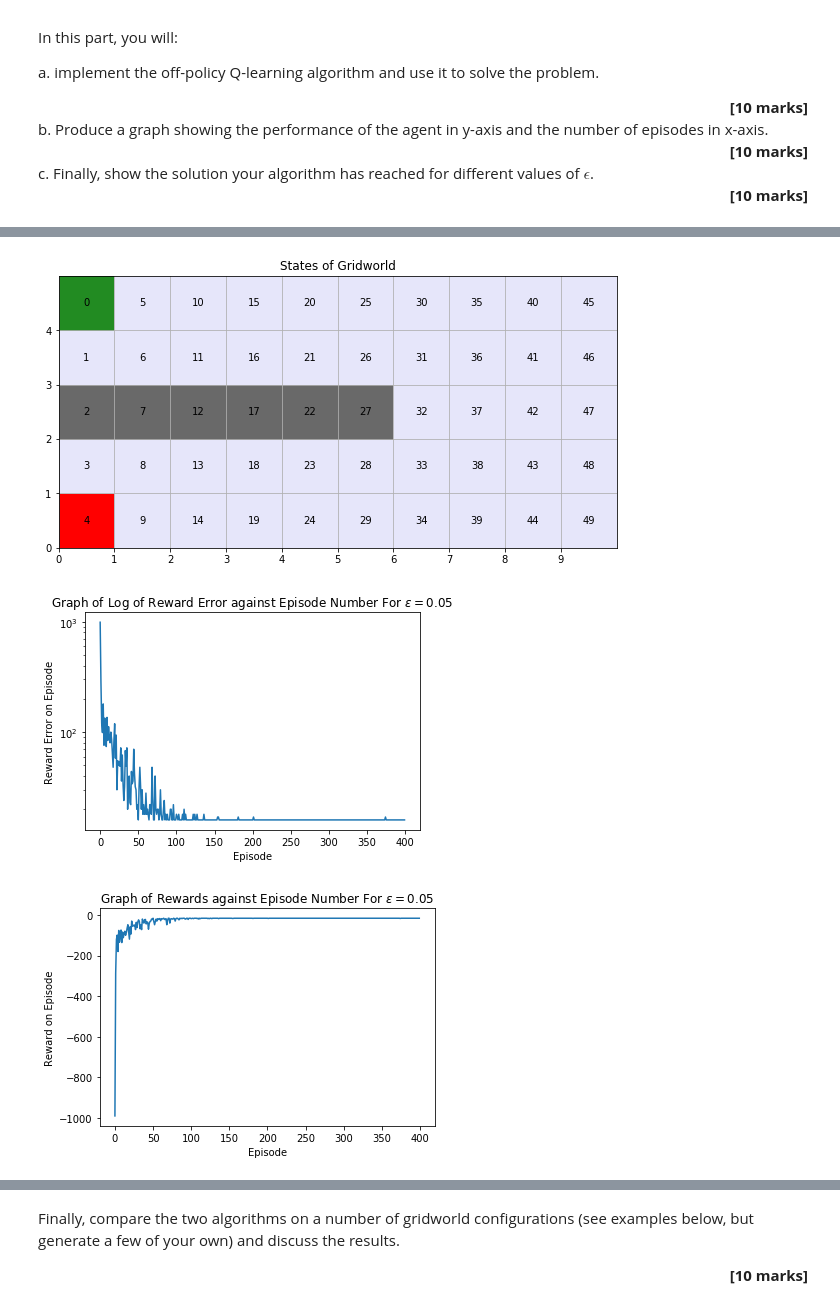
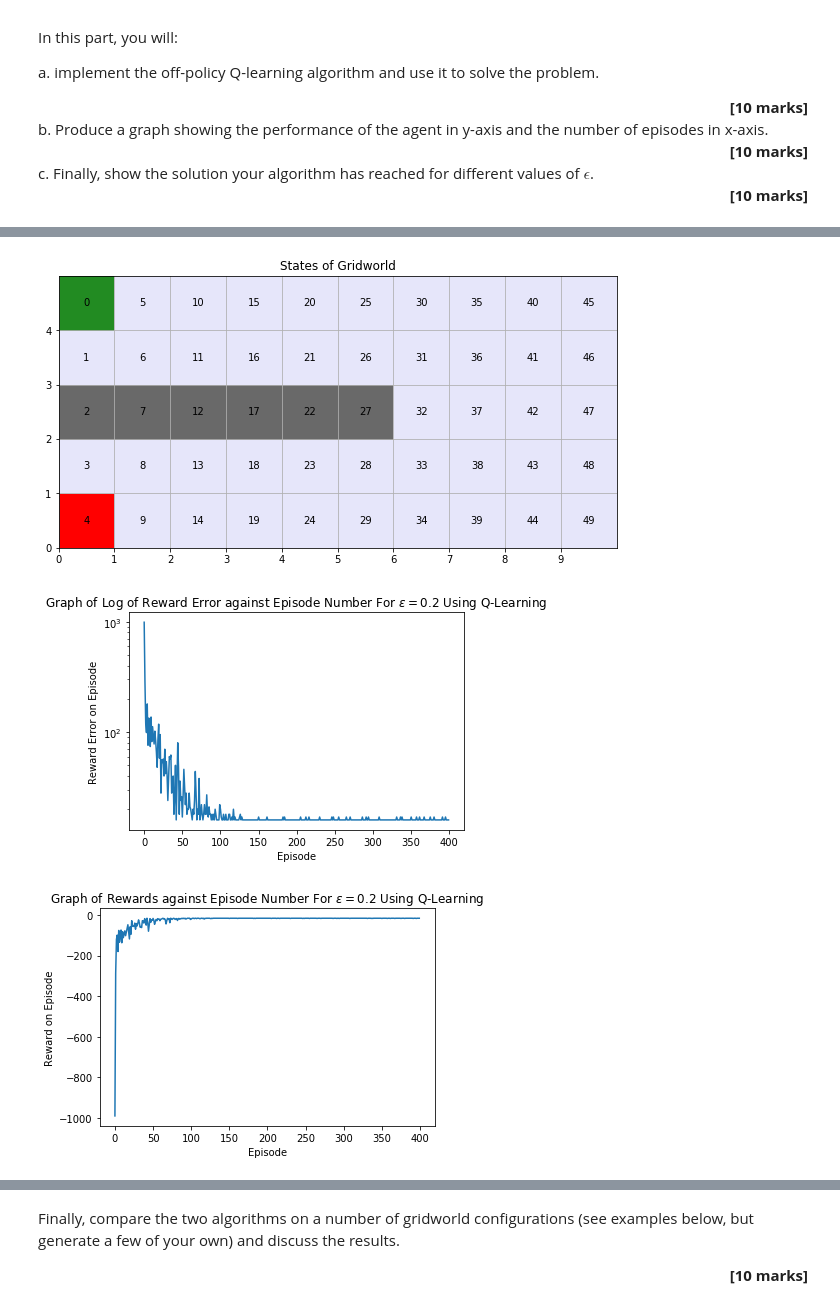
Before and after one commit to Super-SaiyanSandwich/ECMM422-CA4, a Jupyter notebook: ECMM422-CA4-RL-2020.ipynb, the cells around one changed output, grey strips where cells are left out. Cells and saved outputs as stored; diff of their text form; code cells hidden in the pictures.

```diff
--- a/ECMM422-CA4-RL-2020.ipynb
+++ b/ECMM422-CA4-RL-2020.ipynb
@@ -791,7 +817,7 @@ def SARSA(world, alpha = 0.4, epsilon = 0.05, episodes = 400, steps = 2500, verb
 world3 = GridWorld(10, 5, gamma=0.9, start=[0,0], goal=[0,4], cliff=[[0,2], [1,2], [2,2], [3,2], [4,2], [5,2]],cliff_penalty=-8)
 world3.plot_states()
 
-epsilon = 0.05
+epsilon = 0.2
 o, _ = SARSA(world3, epsilon = epsilon)
 o = np.array(o)
 
@@ -820,7 +846,7 @@ Now that the aglorithm has been implemented, it would be useful to display the f
 
 As can be seen from the example below, the SARSA algorithm performs very well compared to the greedy dynamic programming startegy used previously.
 # %%
-world3 = GridWorld(10, 5, gamma=0.9, start=[0,0], goal=[1,4], cliff=[[0,2], [1,2], [2,2], [3,2], [4,2], [5,2]],cliff_penalty=-10)
+world3 = GridWorld(10, 5, gamma=0.9, start=[0,0], goal=[0,4], cliff=[[0,2], [1,2], [2,2], [3,2], [4,2], [5,2]],cliff_penalty=-10)
 
 epsilon = 0.05
 o, q = SARSA(world3, epsilon = epsilon, episodes = 2000)
@@ -881,5 +907,5 @@ For this part we are asked to find the solutions found for different values of $
 # %%
-epsilon_range = [0.01, 0.015, 0.02, 0.025, 0.035, 0.05, 0.75]
+epsilon_range = [0.005, 0.01, 0.015, 0.02, 0.025, 0.035, 0.05]
 episodes = 10000
 
 
@@ -985,15 +1013,6 @@ def QLearning(world, alpha = 0.4, epsilon = 0.05, episodes = 400, steps = 2500,
         while t < steps:
 
             ns, r =  world.state_action_state(s, a)[0]
-
-            ## Experimenting with restricting path
-            #while test:
-            #    ns, r =  world.state_action_state(s, a)[0]
-            #    if ns == s:
-            #        Q[s, a] += cliff_penalty
-            #        a = e_greedy(Q, epsilon, s)
-            #    else:
-            #        test = False
 
             if ns in world.goal:
                 g = True
@@ -1011,35 +1030,35 @@ def QLearning(world, alpha = 0.4, epsilon = 0.05, episodes = 400, steps = 2500,
             t += 1
             if g:
                 out.append([episode, reward])
                 t += steps
 
         if t < steps + 2:
             out.append([episode, reward])
     return out, Q
 
 
 world3 = GridWorld(10, 5, gamma=0.9, start=[0,0], goal=[0,4], cliff=[[0,2], [1,2], [2,2], [3,2], [4,2], [5,2]],cliff_penalty=-8)
 world3.plot_states()
 
-epsilon = 0.05
+epsilon = 0.2
 o, _ = QLearning(world3, epsilon = epsilon)
 o = np.array(o)
 
 plt.figure()
 plt.plot(o[:,0], -o[:,1])
 plt.xlabel("Episode")
 plt.ylabel("Reward Error on Episode")
 plt.yscale("log")
-plt.title(f"Graph of Log of Reward Error against Episode Number For $\epsilon = {epsilon}$")
+plt.title(f"Graph of Log of Reward Error against Episode Number For $\epsilon = {epsilon}$ Using Q-Learning")
 plt.show()
 
 plt.figure()
 plt.plot(o[:,0], o[:,1])
 plt.xlabel("Episode")
 plt.ylabel("Reward on Episode")
-plt.title(f"Graph of Rewards against Episode Number For $\epsilon = {epsilon}$")
+plt.title(f"Graph of Rewards against Episode Number For $\epsilon = {epsilon}$ Using Q-Learning")
 plt.show()
 # %% [output]
 [figure]
-[figure, old version]
+[figure, new version]
-[figure, old version]
+[figure, new version]
```
Also changed, not shown: parts of 28 cells of this notebook.
